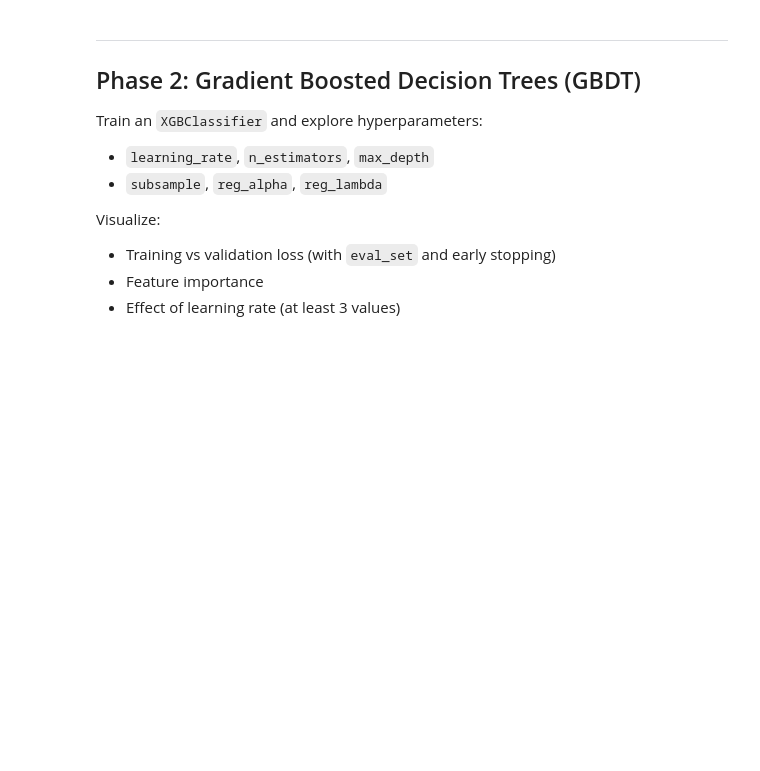
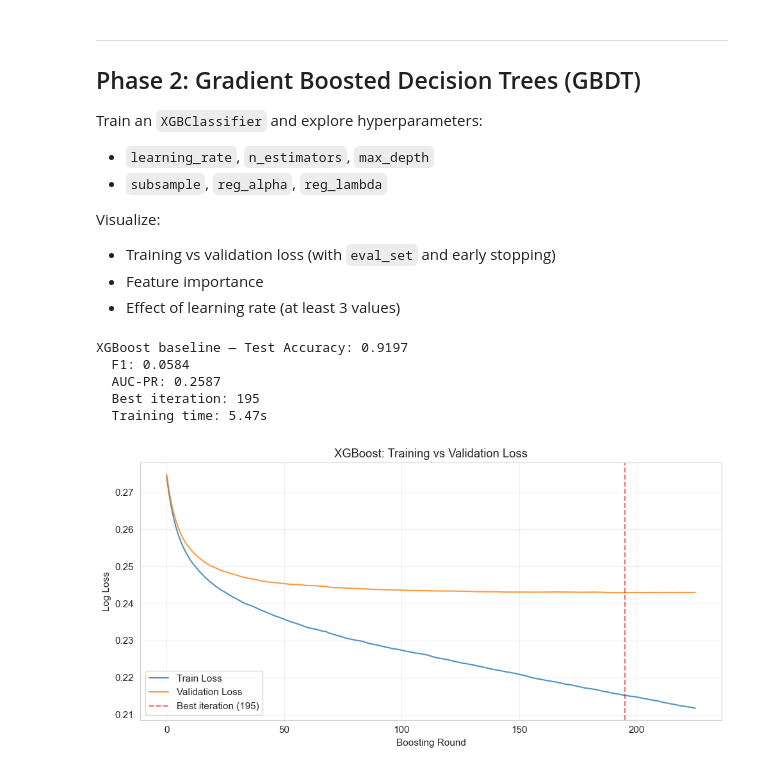
Before and after one commit to gsmoon97/coms4995w-apml, a Jupyter notebook: assignments/a2/a2.ipynb, the cells around one changed output. Saved outputs shown, nothing was run; the diff lists cells and outputs as text; code cells hidden in the pictures; blank space fills up the shorter version.

```diff
--- a/assignments/a2/a2.ipynb
+++ b/assignments/a2/a2.ipynb
@@ -206,0 +408,20 @@ print("  - X_train_scaled, X_val_scaled, X_test_scaled -> for MLP")
+# %%
+# --- Step 1.11: Train / Validation / Test split (70 / 15 / 15) ---
+y_encoded = y.copy()
+
+# First split: 70% train, 30% temp
+X_train, X_temp, y_train, y_temp = train_test_split(
+    X_encoded, y_encoded, test_size=0.30,
+    random_state=RANDOM_STATE, stratify=y_encoded
+)
+# Second split: 50% of temp -> 15% val, 15% test
+X_val, X_test, y_val, y_test = train_test_split(
+    X_temp, y_temp, test_size=0.50,
+    random_state=RANDOM_STATE, stratify=y_temp
+)
+
+print(f"Train: {X_train.shape[0]:,} samples ({X_train.shape[0]/len(X_encoded)*100:.1f}%)")
+print(f"Val:   {X_val.shape[0]:,} samples ({X_val.shape[0]/len(X_encoded)*100:.1f}%)")
+print(f"Test:  {X_test.shape[0]:,} samples ({X_test.shape[0]/len(X_encoded)*100:.1f}%)")
+print(f"\nDefault rates — Train: {y_train.mean():.4f} | Val: {y_val.mean():.4f} | Test: {y_test.mean():.4f}")
+print(f"Feature count: {X_train.shape[1]}")
@@ -226,18 +476,18 @@ Visualize:
 # %%
 # --- Step 2.1: Baseline XGBClassifier ---
 xgb_model = XGBClassifier(
-    n_estimators=200,
+    n_estimators=500,
     learning_rate=0.1,
     max_depth=6,
     subsample=0.8,
     reg_alpha=0.0,
     reg_lambda=1.0,
     random_state=RANDOM_STATE,
-    use_label_encoder=False,
-    eval_metric='logloss'
+    eval_metric='logloss',
+    early_stopping_rounds=30,
+    verbosity=0
 )
 
-# Train with eval_set for monitoring
 t_start = time.time()
 xgb_model.fit(
     X_train, y_train,
@@ -250,21 +500,36 @@ y_pred_xgb = xgb_model.predict(X_test)
 y_proba_xgb = xgb_model.predict_proba(X_test)[:, 1]
 
 print(f"XGBoost baseline — Test Accuracy: {accuracy_score(y_test, y_pred_xgb):.4f}")
-print(f"Training time: {xgb_train_time:.2f}s")
+print(f"  F1: {f1_score(y_test, y_pred_xgb):.4f}")
+print(f"  AUC-PR: {average_precision_score(y_test, y_proba_xgb):.4f}")
+print(f"  Best iteration: {xgb_model.best_iteration}")
+print(f"  Training time: {xgb_train_time:.2f}s")
+# %% [output]
+XGBoost baseline — Test Accuracy: 0.9197
+  F1: 0.0584
+  AUC-PR: 0.2587
+  Best iteration: 195
+  Training time: 5.47s
 # %%
 # --- Step 2.2: Training vs Validation loss curve ---
 results = xgb_model.evals_result()
 
-fig, ax = plt.subplots(figsize=(8, 5))
-ax.plot(results['validation_0']['logloss'], label='Train Loss')
-ax.plot(results['validation_1']['logloss'], label='Validation Loss')
+fig, ax = plt.subplots(figsize=(10, 5))
+ax.plot(results['validation_0']['logloss'], label='Train Loss', alpha=0.8)
+ax.plot(results['validation_1']['logloss'], label='Validation Loss', alpha=0.8)
+if xgb_model.best_iteration:
+    ax.axvline(x=xgb_model.best_iteration, color='red', linestyle='--',
+               alpha=0.6, label=f'Best iteration ({xgb_model.best_iteration})')
 ax.set_xlabel('Boosting Round')
 ax.set_ylabel('Log Loss')
 ax.set_title('XGBoost: Training vs Validation Loss')
 ax.legend()
 ax.grid(alpha=0.3)
 plt.tight_layout()
+plt.savefig('figures/gbdt_loss_curve.png', dpi=150, bbox_inches='tight')
 plt.show()
+# %% [output]
+[figure, added]
 # %%
 # --- Step 2.3: Feature importance ---
 fig, ax = plt.subplots(figsize=(10, 8))
```
Also changed, not shown: parts of 52 cells of this notebook, 17 other files.
